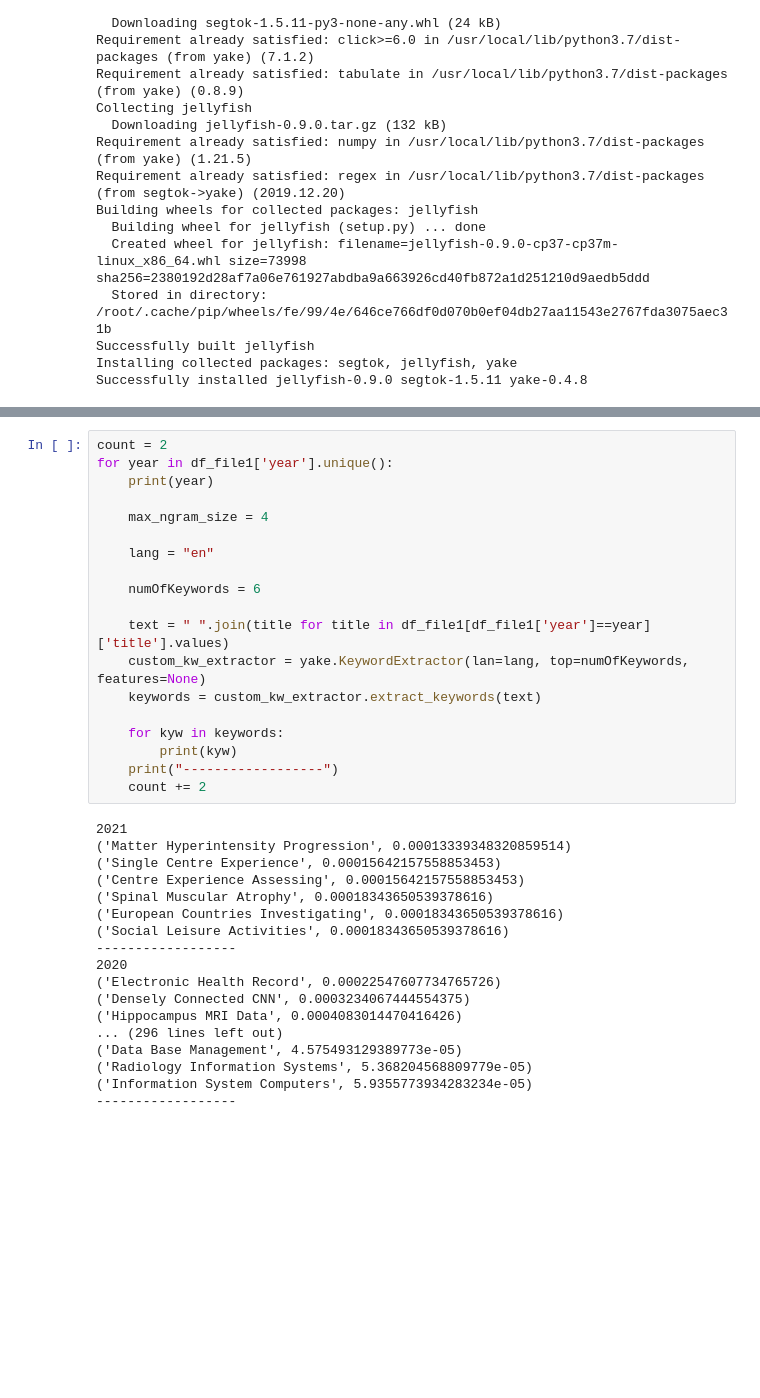
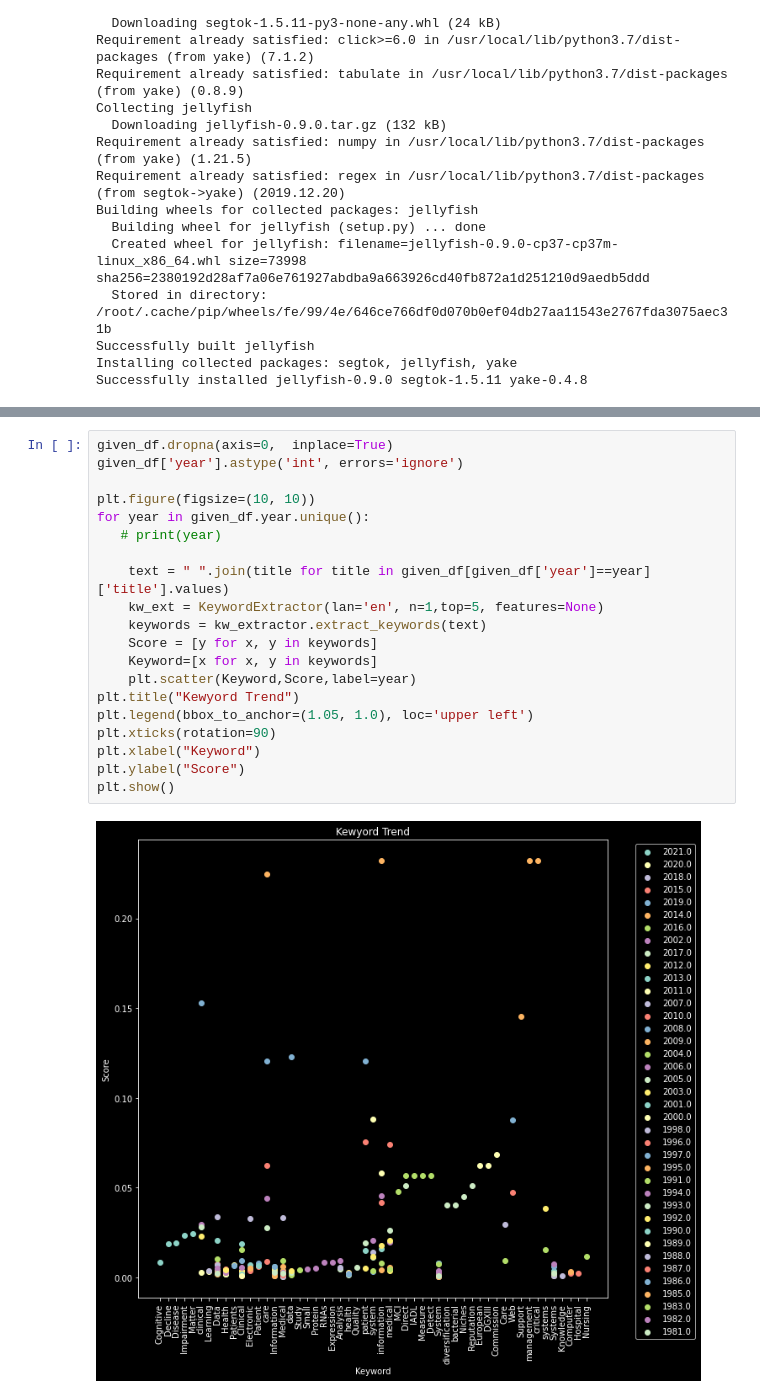
Before and after one commit to Aranagut/Tejaswini_INFO5502_Spring2022, a Jupyter notebook: lab_assignment_05.ipynb, the cells around one changed output, grey strips where cells are left out. Drawn from its saved outputs; the diff is of its cells as text; blank space fills up the shorter version.

```diff
--- a/lab_assignment_05.ipynb
+++ b/lab_assignment_05.ipynb
@@ -496,40 +499,25 @@ df_file1.groupby(df_file1['year']).head()
-# %%
-count = 2
-for year in df_file1['year'].unique():
-    print(year)
-
-    max_ngram_size = 4
-
-    lang = "en"
-
-    numOfKeywords = 6
-
-    text = " ".join(title for title in df_file1[df_file1['year']==year]['title'].values)
-    custom_kw_extractor = yake.KeywordExtractor(lan=lang, top=numOfKeywords, features=None)
-    keywords = custom_kw_extractor.extract_keywords(text)
-
-    for kyw in keywords:
-        print(kyw)
-    print("------------------")
-    count += 2
-# %% [output]
-2021
-('Matter Hyperintensity Progression', 0.00013339348320859514)
-('Single Centre Experience', 0.00015642157558853453)
-('Centre Experience Assessing', 0.00015642157558853453)
-('Spinal Muscular Atrophy', 0.00018343650539378616)
-('European Countries Investigating', 0.00018343650539378616)
-('Social Leisure Activities', 0.00018343650539378616)
-------------------
-2020
-('Electronic Health Record', 0.00022547607734765726)
-('Densely Connected CNN', 0.0003234067444554375)
-('Hippocampus MRI Data', 0.0004083014470416426)
-... (296 lines left out)
-('Data Base Management', 4.575493129389773e-05)
-('Radiology Information Systems', 5.368204568809779e-05)
-('Information System Computers', 5.9355773934283234e-05)
-------------------
+# %%
+given_df.dropna(axis=0,  inplace=True)
+given_df['year'].astype('int', errors='ignore')
+
+plt.figure(figsize=(10, 10))
+for year in given_df.year.unique():
+   # print(year)
+
+    text = " ".join(title for title in given_df[given_df['year']==year]['title'].values)
+    kw_ext = KeywordExtractor(lan='en', n=1,top=5, features=None)
+    keywords = kw_extractor.extract_keywords(text)
+    Score = [y for x, y in keywords]
+    Keyword=[x for x, y in keywords]
+    plt.scatter(Keyword,Score,label=year)
+plt.title("Kewyord Trend")
+plt.legend(bbox_to_anchor=(1.05, 1.0), loc='upper left')
+plt.xticks(rotation=90)
+plt.xlabel("Keyword")
+plt.ylabel("Score")
+plt.show()
+# %% [output]
+[figure, added]
 # %%
 keywords[1][0]
 # %% [output]
```
Also changed, not shown: parts of 3 cells of this notebook.
